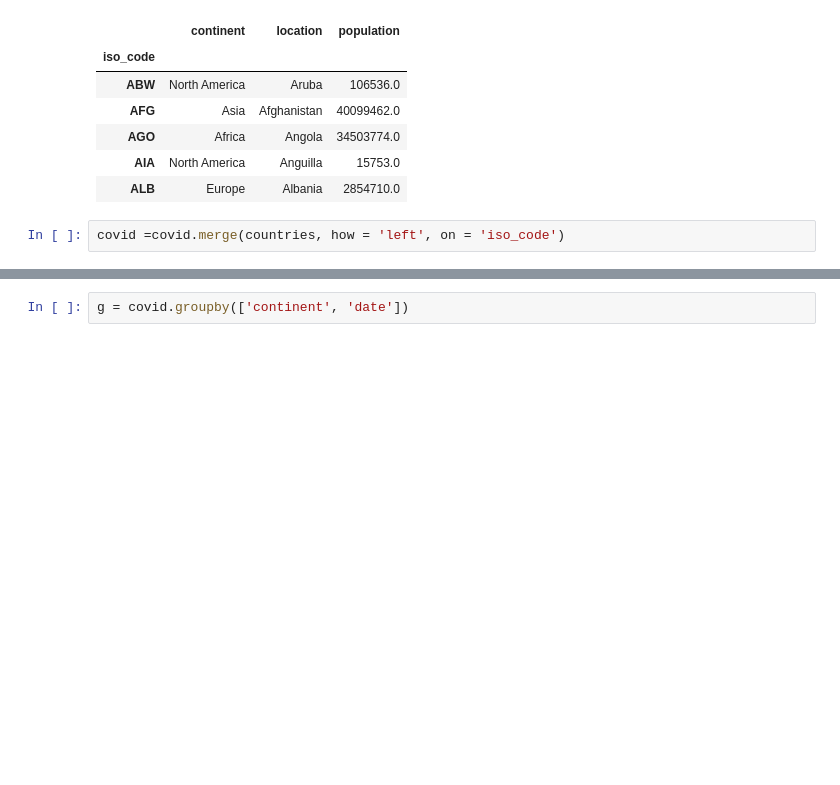
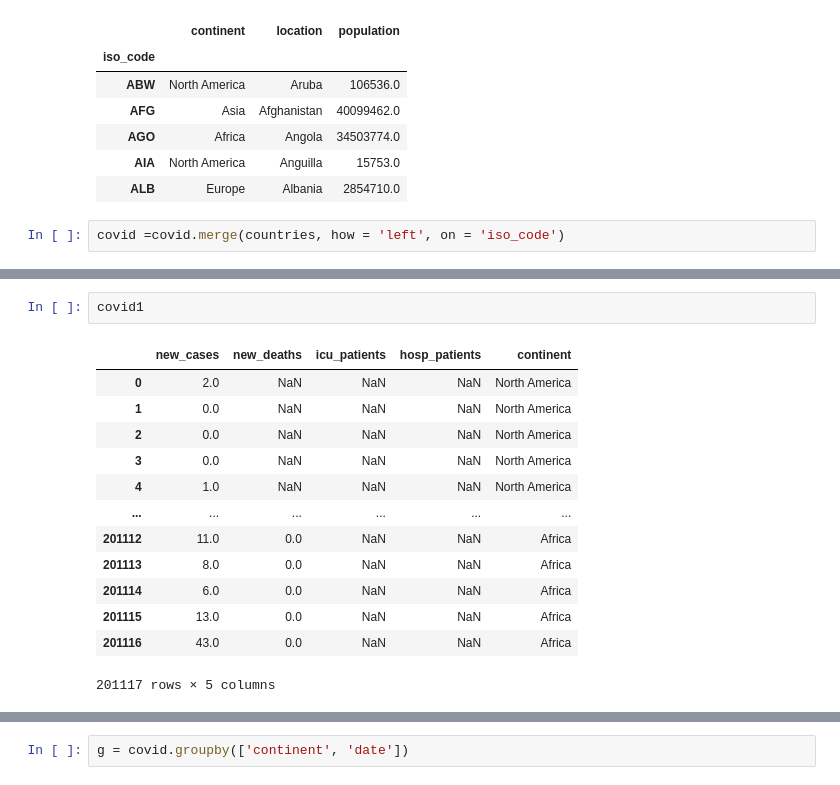
Before and after one commit to Matyas84/PythonDataIES, a Jupyter notebook: 05_AdvancedPandas/adv_pandas.ipynb, the cells around one changed output, grey strips where cells are left out. Cells and saved outputs as stored; diff of their text form; blank space fills up the shorter version.

```diff
--- a/05_AdvancedPandas/adv_pandas.ipynb
+++ b/05_AdvancedPandas/adv_pandas.ipynb
@@ -487 +517,17 @@ covid =covid.merge(countries, how = 'left', on = 'iso_code')
+# %%
+covid1
+# %% [output]
+|  | new_cases | new_deaths | icu_patients | hosp_patients | continent |
+| 0 | 2.0 | NaN | NaN | NaN | North America |
+| 1 | 0.0 | NaN | NaN | NaN | North America |
+| 2 | 0.0 | NaN | NaN | NaN | North America |
+| 3 | 0.0 | NaN | NaN | NaN | North America |
+| 4 | 1.0 | NaN | NaN | NaN | North America |
+| ... | ... | ... | ... | ... | ... |
+| 201112 | 11.0 | 0.0 | NaN | NaN | Africa |
+| 201113 | 8.0 | 0.0 | NaN | NaN | Africa |
+| 201114 | 6.0 | 0.0 | NaN | NaN | Africa |
+| 201115 | 13.0 | 0.0 | NaN | NaN | Africa |
+| 201116 | 43.0 | 0.0 | NaN | NaN | Africa |
+201117 rows × 5 columns
 # %%
```
Also changed, not shown: parts of 6 cells of this notebook.
